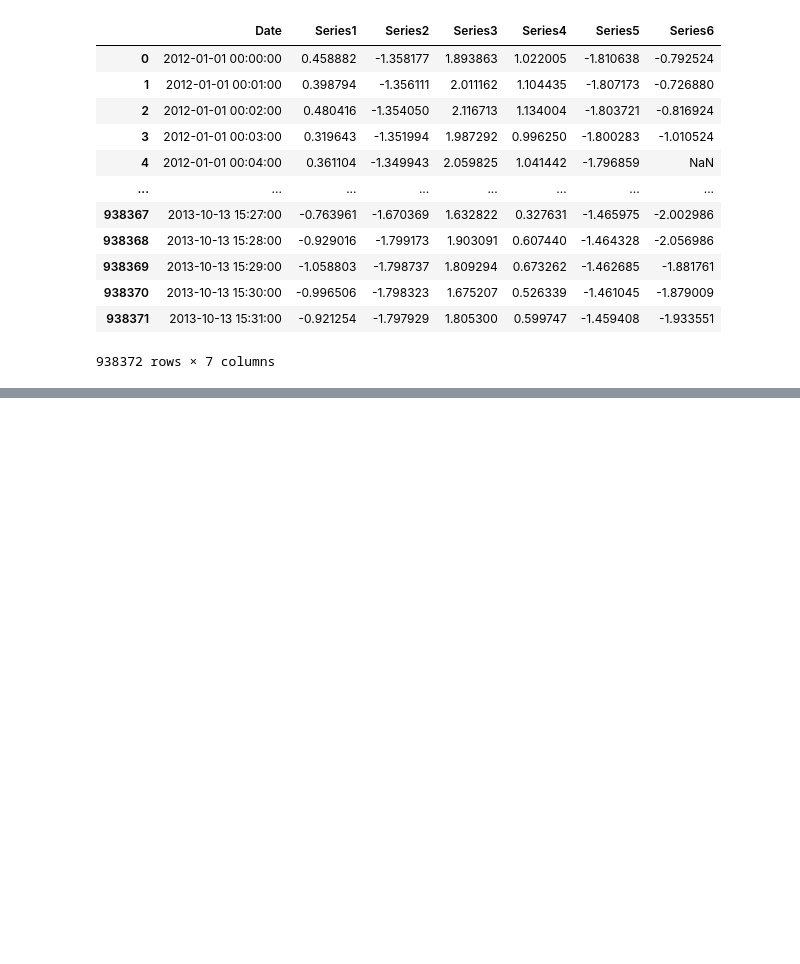
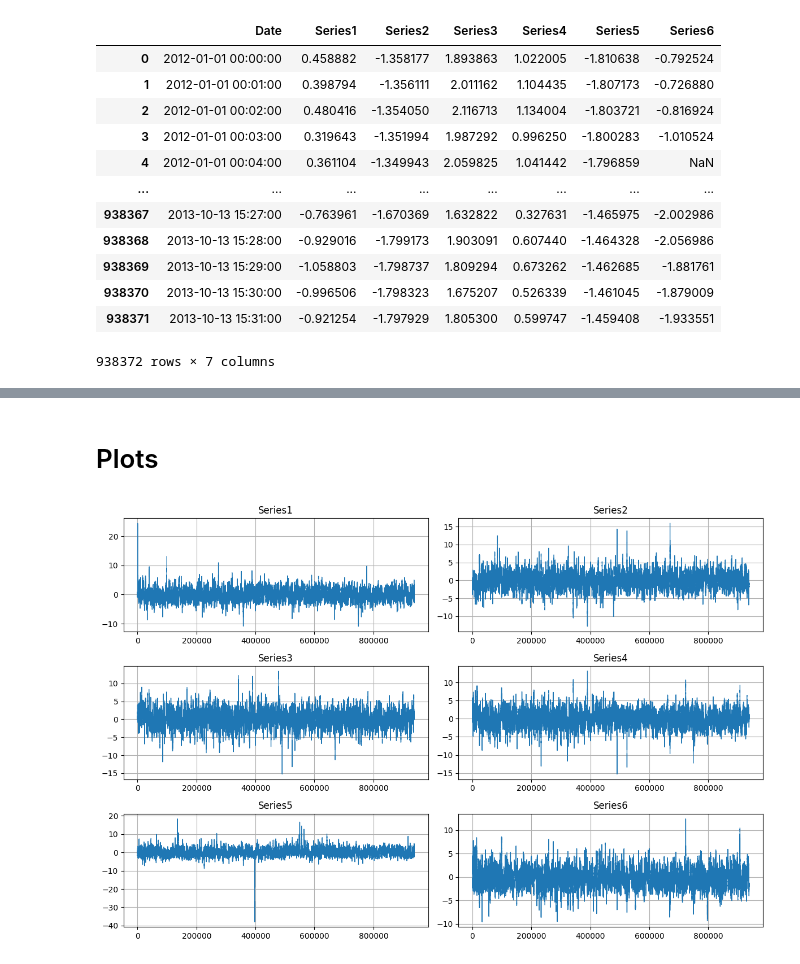
Before and after one commit to yehorkhod/khakatonchiki-time-series, a Jupyter notebook: Main.ipynb, the cells around one changed output, grey strips where cells are left out. Saved outputs shown, nothing was run; the diff lists cells and outputs as text; code cells hidden in the pictures; blank space fills up the shorter version.

```diff
--- a/Main.ipynb
+++ b/Main.ipynb
@@ -23,0 +55,19 @@ df
+# %% [markdown]
+# Plots
+# %%
+import pandas as pd
+import matplotlib.pyplot as plt
+
+# Set up a 3x2 grid of subplots
+fig, axes = plt.subplots(3, 2, figsize=(12, 8))
+axes = axes.flatten()  # make it easier to index
+
+for idx, column in enumerate(df.columns[1:]):
+    axes[idx].plot(df[column], linewidth=1)
+    axes[idx].set_title(column)
+    axes[idx].grid(True)
+
+plt.tight_layout()
+plt.show()
+# %% [output]
+[figure, added]
```
Also changed, not shown: parts of 4 cells of this notebook.
